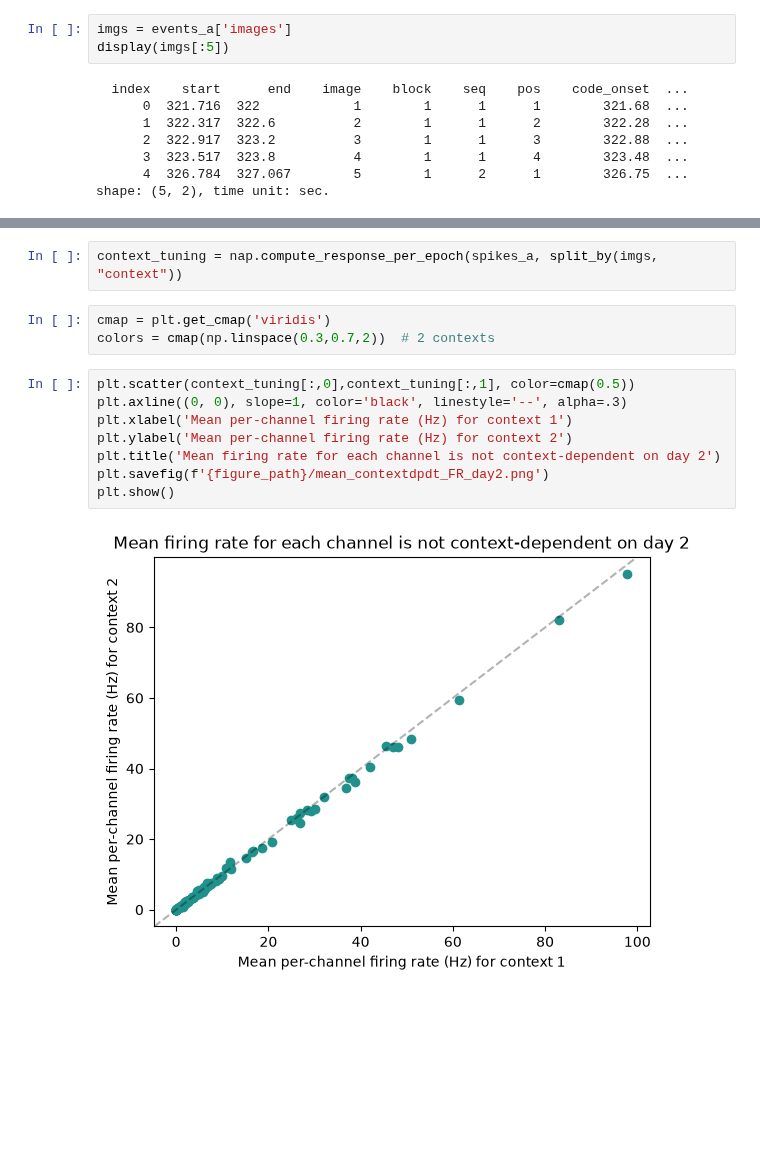
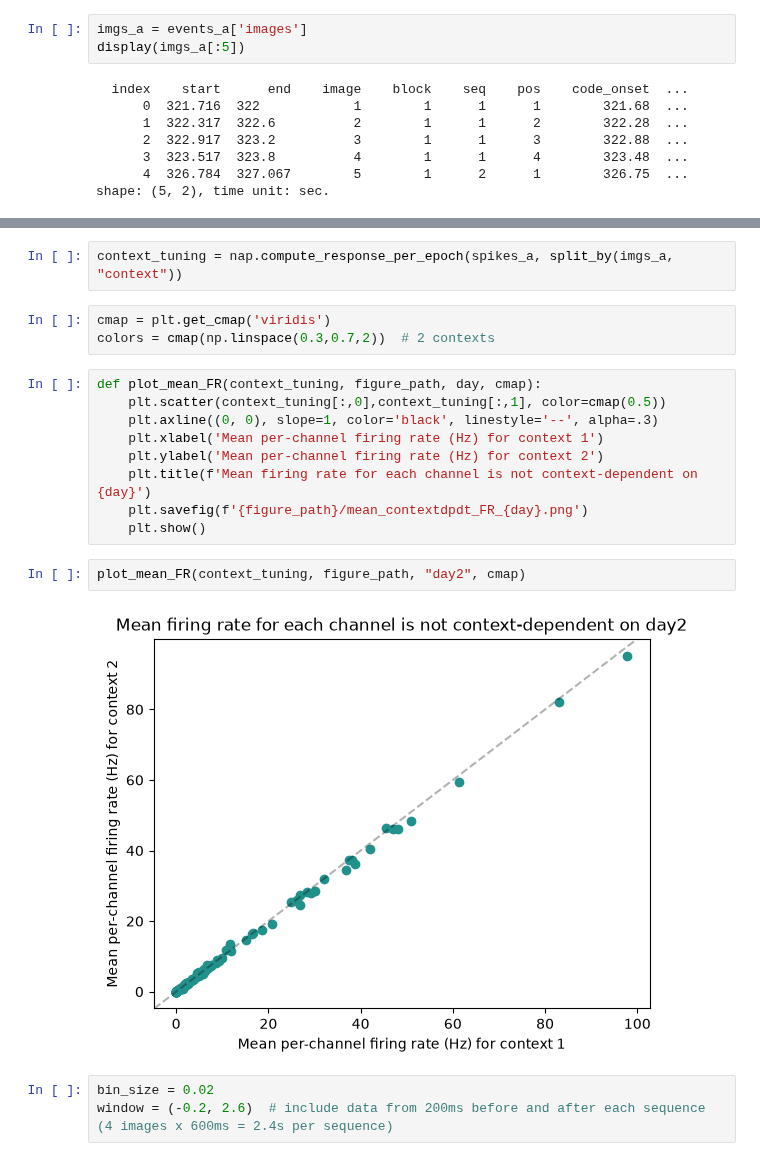
Before and after one commit to rishab-iyer1/passive_seq, a Jupyter notebook: src/decoding_ri/replicate_decoding.ipynb, the cells around one changed output, grey strips where cells are left out. Saved outputs shown, nothing was run; the diff lists cells and outputs as text; blank space fills up the shorter version.

Commit message:
refactor+results: clean up plotting code into functions; remake day2 analysis plots

```diff
--- a/src/decoding_ri/replicate_decoding.ipynb
+++ b/src/decoding_ri/replicate_decoding.ipynb
@@ -27,8 +27,8 @@ mat_path = f"{data_day2_path}/Silas_231104_00_bhv.mat"
 spikes_a, events_a, behav_a = load_session(nev_a_path, mat_path, cache_dir=f"{derivatives_path}/{day}", refresh=False)
 # spikes_p, events_p, behav_p = load_session(nev_p_path)
 # %%
-imgs = events_a['images']
-display(imgs[:5])
+imgs_a = events_a['images']
+display(imgs_a[:5])
 # %% [output]
   index    start      end    image    block    seq    pos    code_onset  ...
       0  321.716  322            1        1      1      1        321.68  ...
@@ -63,19 +63,25 @@ index    start               end                 image    block    seq    pos
 2999     4482.5696           4482.8529           3000     30       25     4      4482.54       none       ...
 shape: (3000, 2), time unit: sec.
 # %%
-context_tuning = nap.compute_response_per_epoch(spikes_a, split_by(imgs, "context"))
+context_tuning = nap.compute_response_per_epoch(spikes_a, split_by(imgs_a, "context"))
+# %%
+cmap = plt.get_cmap('viridis')
+colors = cmap(np.linspace(0.3,0.7,2))  # 2 contexts
 # %%
-cmap = plt.get_cmap('viridis')
-colors = cmap(np.linspace(0.3,0.7,2))  # 2 contexts
+def plot_mean_FR(context_tuning, figure_path, day, cmap):
+    plt.scatter(context_tuning[:,0],context_tuning[:,1], color=cmap(0.5))
+    plt.axline((0, 0), slope=1, color='black', linestyle='--', alpha=.3)
+    plt.xlabel('Mean per-channel firing rate (Hz) for context 1')
+    plt.ylabel('Mean per-channel firing rate (Hz) for context 2')
+    plt.title(f'Mean firing rate for each channel is not context-dependent on {day}')
+    plt.savefig(f'{figure_path}/mean_contextdpdt_FR_{day}.png')
+    plt.show()
 # %%
-plt.scatter(context_tuning[:,0],context_tuning[:,1], color=cmap(0.5))
-plt.axline((0, 0), slope=1, color='black', linestyle='--', alpha=.3)
-plt.xlabel('Mean per-channel firing rate (Hz) for context 1')
-plt.ylabel('Mean per-channel firing rate (Hz) for context 2')
-plt.title('Mean firing rate for each channel is not context-dependent on day 2')
-plt.savefig(f'{figure_path}/mean_contextdpdt_FR_day2.png')
-plt.show()
+plot_mean_FR(context_tuning, figure_path, "day2", cmap)
 # %% [output]
-[figure, old version]
+[figure, new version]
+# %%
+bin_size = 0.02
+window = (-0.2, 2.6)  # include data from 200ms before and after each sequence (4 images x 600ms = 2.4s per sequence)
 # %%
 # population PSTH around sequences, split by context
```
Also changed, not shown: parts of 5 cells of this notebook, 3 other files.
